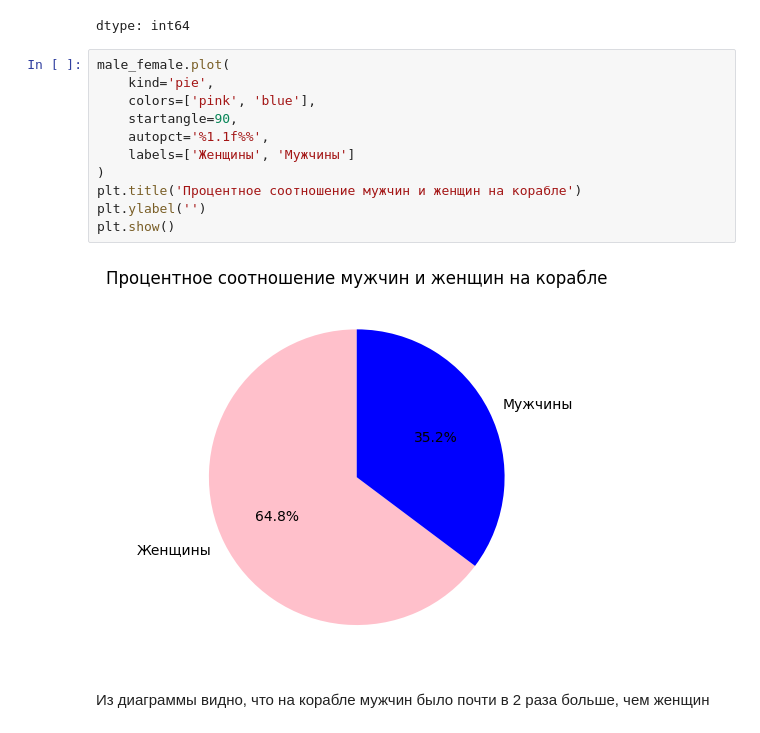
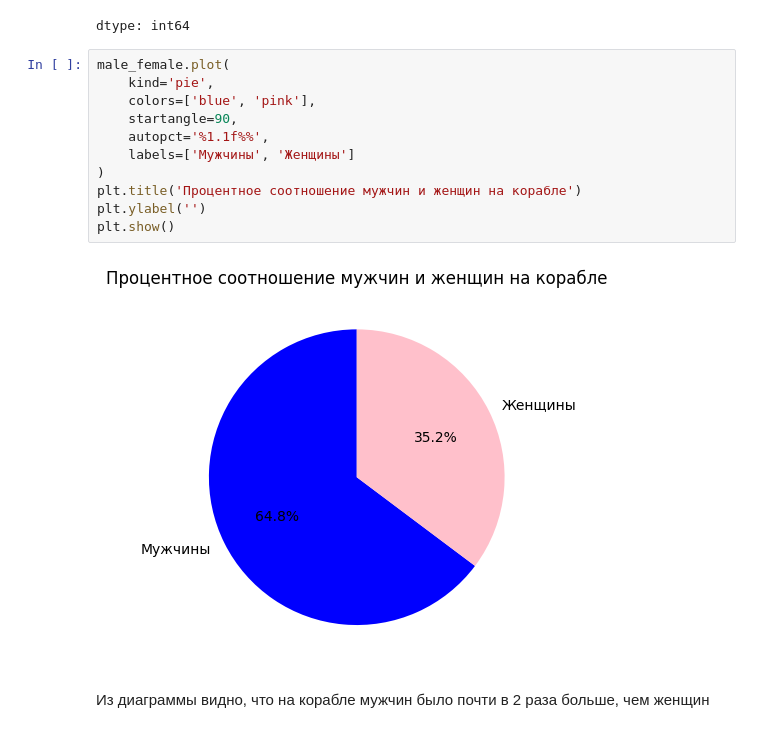
Before and after one commit to Nokvix/Neural-Network-Programming, a Jupyter notebook: titanic.ipynb, the cells around one changed output. Cells and saved outputs as stored; diff of their text form.

Commit message:
Подправил визуализацию данных в диаграмме "Распределение мужчин и женщин на корабле"

```diff
--- a/titanic.ipynb
+++ b/titanic.ipynb
@@ -306,16 +306,16 @@ dtype: int64
 # %%
 male_female.plot(
     kind='pie',
-    colors=['pink', 'blue'],
+    colors=['blue', 'pink'],
     startangle=90,
     autopct='%1.1f%%',
-    labels=['Женщины', 'Мужчины']
+    labels=['Мужчины', 'Женщины']
 )
 plt.title('Процентное соотношение мужчин и женщин на корабле')
 plt.ylabel('')
 plt.show()
 # %% [output]
-[figure, old version]
+[figure, new version]
 # %% [markdown]
 Из диаграммы видно, что на корабле мужчин было почти в 2 раза больше, чем женщин
 # %% [markdown]
```
Also changed, not shown: parts of 3 cells of this notebook.
